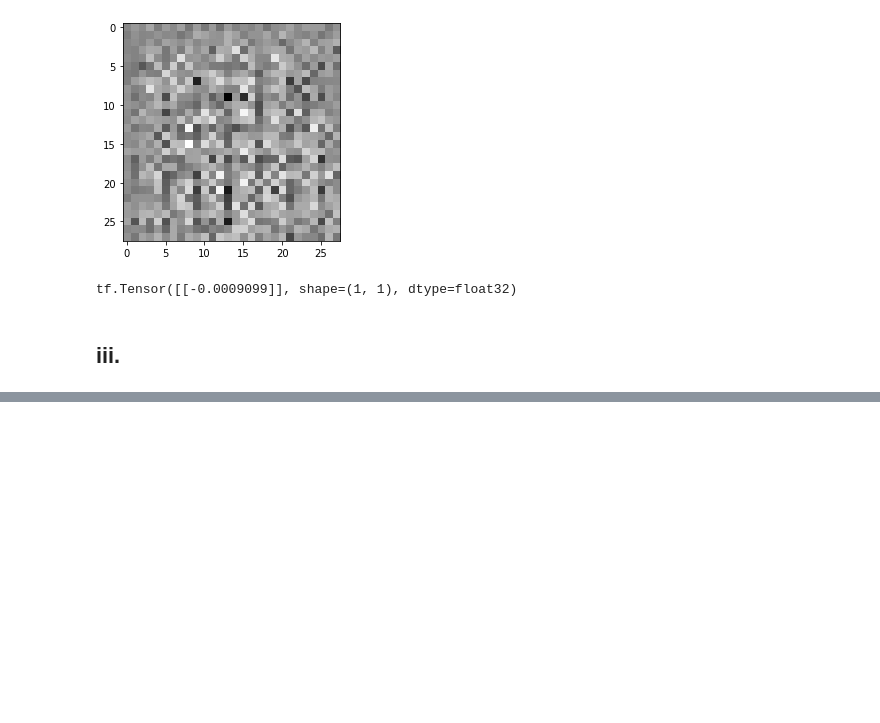
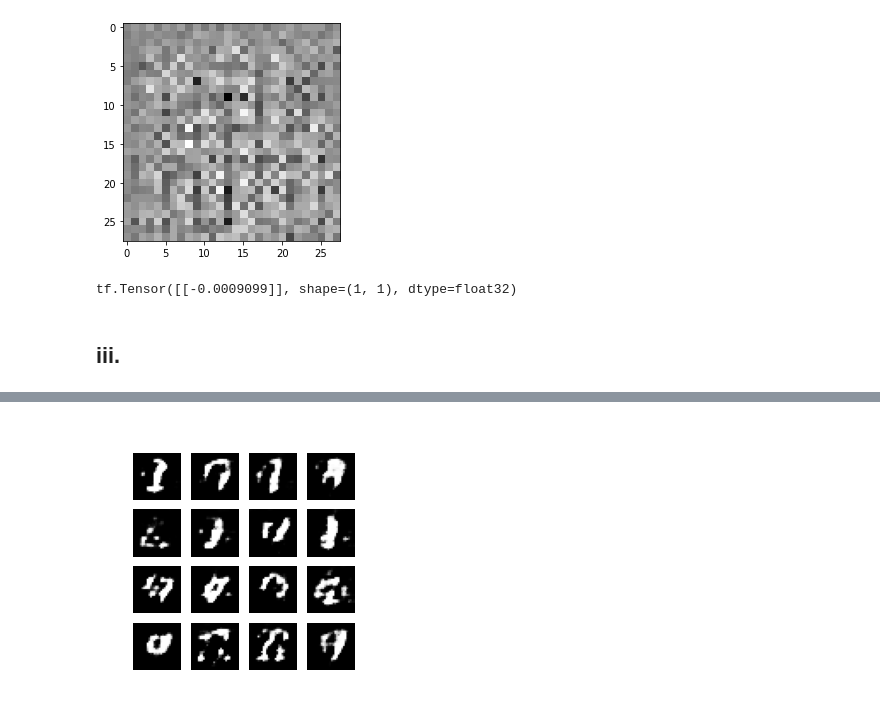
Before and after one commit to David-dmh/DL-PBA3, a Jupyter notebook: DL_PBA3.ipynb, the cells around one changed output, grey strips where cells are left out. Drawn from its saved outputs; the diff is of its cells as text; code cells hidden in the pictures; blank space fills up the shorter version.

```diff
--- a/DL_PBA3.ipynb
+++ b/DL_PBA3.ipynb
@@ -820,5 +810,7 @@ Time for epoch 8 is 1023.5622560977936 sec
 # %%
 def display_image(epoch_no):
     return PIL.Image.open('image_at_epoch_{:04d}.png'.format(epoch_no))
 
-display_image(EPOCHS) # show last epoch image
+display_image(10) # show last epoch image
+# %% [output]
+[figure, added]
```
Also changed, not shown: parts of 4 cells of this notebook.
